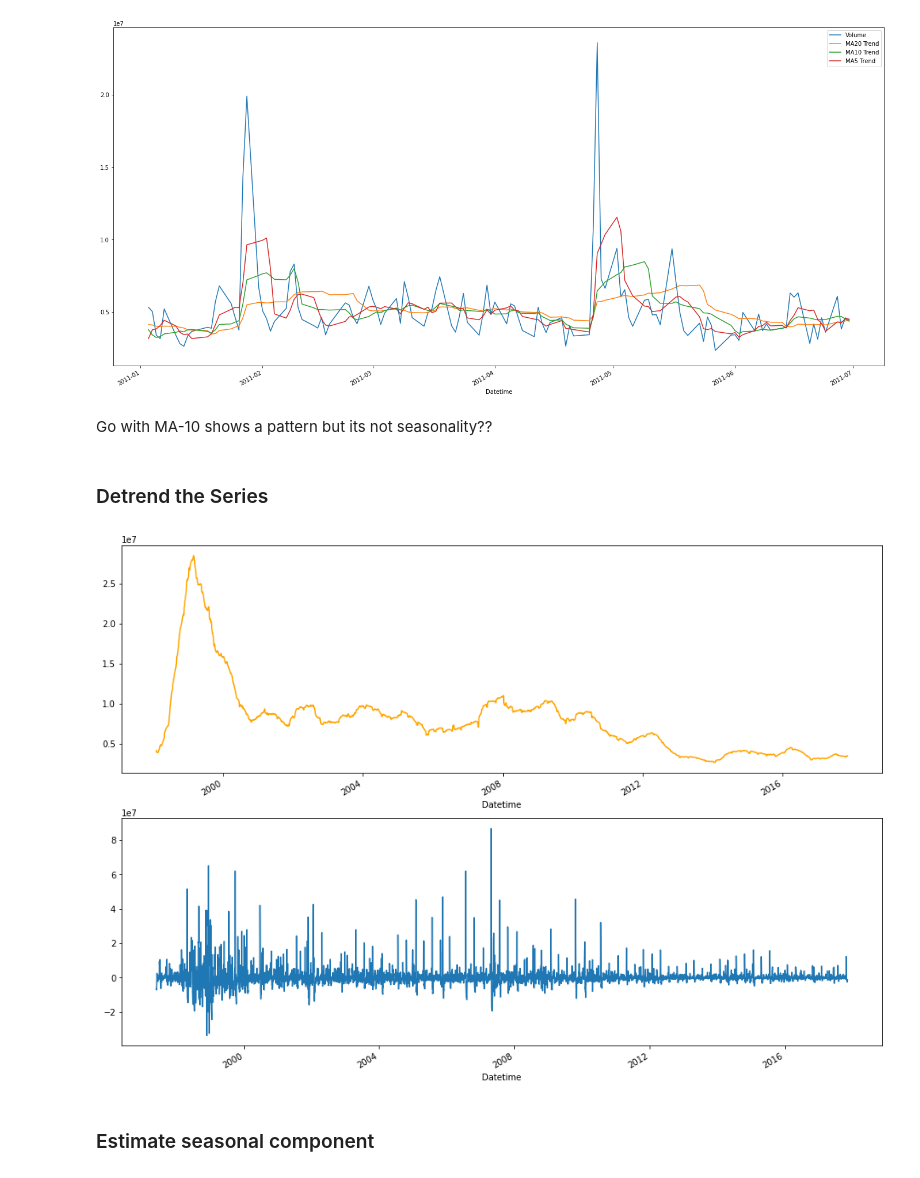
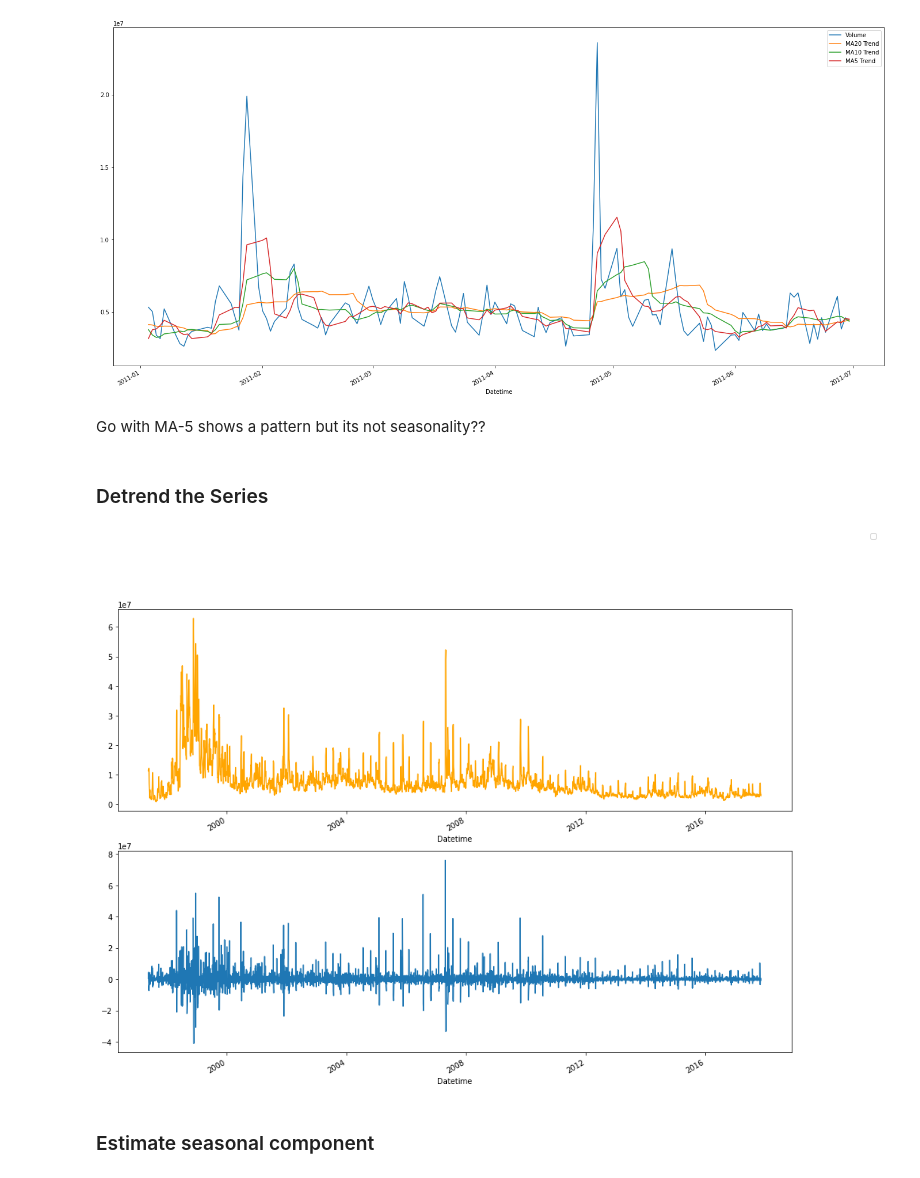
Before and after one commit to JamieKats/data2001-a3, a Jupyter notebook: DATA2001-A3-s4674720.ipynb, the cells around one changed output. Cells and saved outputs as stored; diff of their text form; code cells hidden in the pictures.

```diff
--- a/DATA2001-A3-s4674720.ipynb
+++ b/DATA2001-A3-s4674720.ipynb
@@ -357,20 +357,23 @@ amazon_data['2011-01':'2011-06'][['Volume', 'MA20 Trend', 'MA10 Trend', 'MA5 Tre
 <AxesSubplot:xlabel='Datetime'>
 [figure]
 # %% [markdown]
-Go with MA-10 shows a pattern but its not seasonality??
+Go with MA-5 shows a pattern but its not seasonality??
+# %%
+rolling_period = 'MA5 Trend'
 # %% [markdown]
 ### Detrend the Series
 # %%
 # De-trended data
-amazon_data['De-trended'] = amazon_data['Volume'] - amazon_data['MA10 Trend']
+amazon_data['De-trended'] = amazon_data['Volume'] - amazon_data[rolling_period]
 
 fig, ax = plt.subplots(2)
-amazon_data['MA180 Trend'].plot(color='orange', label='MA10 Trend', ax=ax[0])
+amazon_data[rolling_period].plot(color='orange', label=rolling_period, ax=ax[0])
 amazon_data['De-trended'].plot(label='De-trended', ax=ax[1])
 fig.set_size_inches((16, 12))
+fig.legend([])
 plt.show()
 # %% [output]
-[figure, old version]
+[figure, new version]
 # %% [markdown]
 ### Estimate seasonal component
 # %%
```
Also changed, not shown: parts of 24 cells of this notebook.
